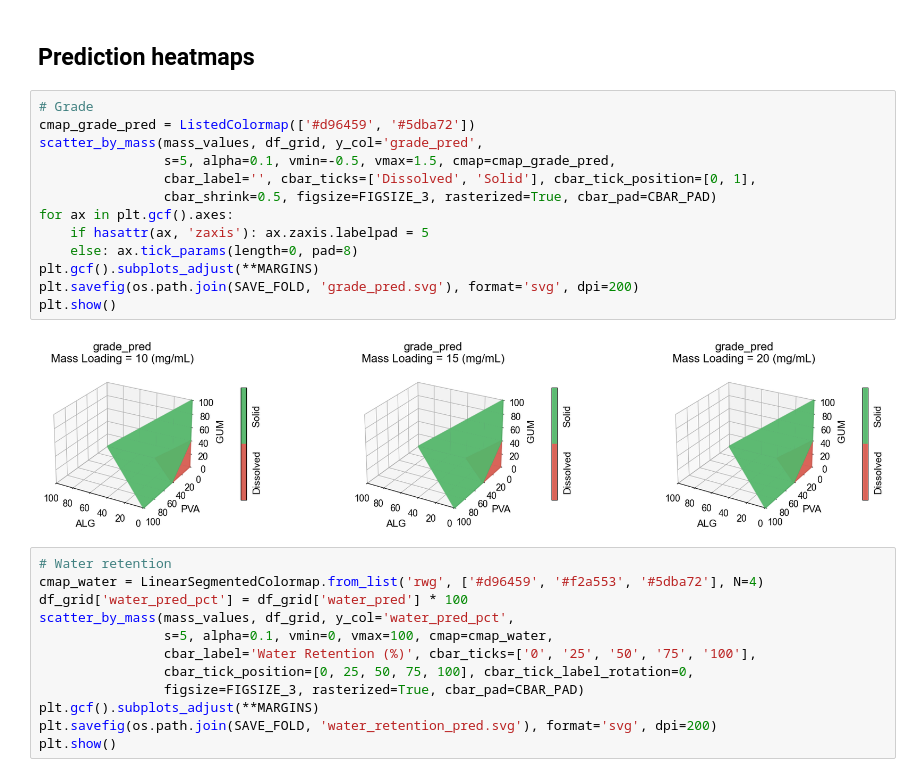
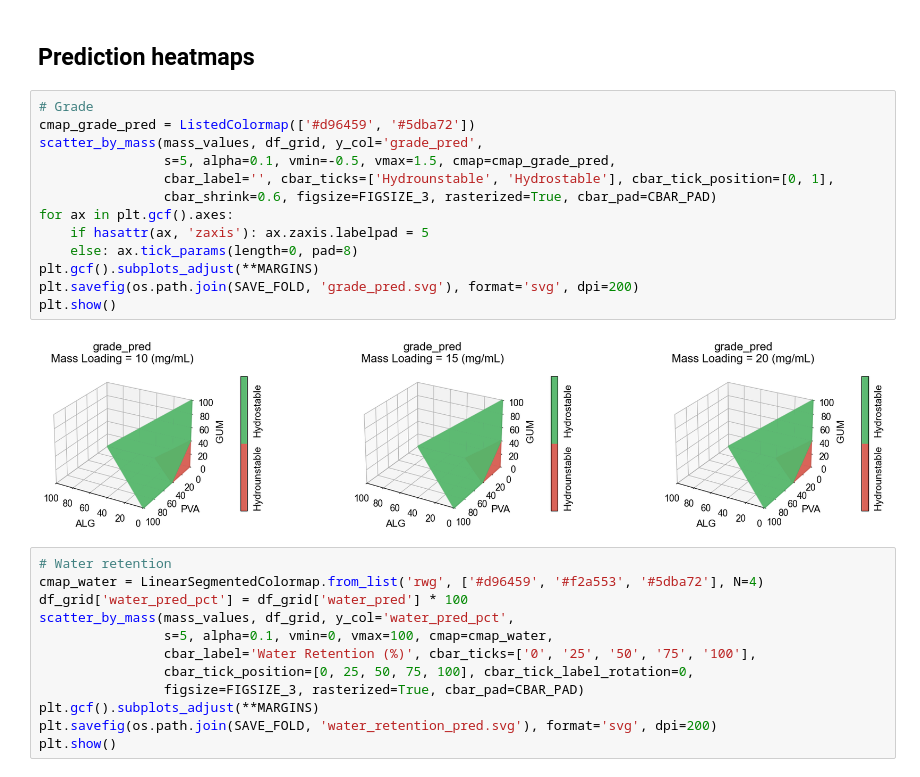
Before and after one commit to tcchung-keeponkeepingon/project_microgreen, a Jupyter notebook: 01_all_properties.ipynb, the cells around one changed output. Saved outputs shown, nothing was run; the diff lists cells and outputs as text.

```diff
--- a/01_all_properties.ipynb
+++ b/01_all_properties.ipynb
@@ -152,18 +152,18 @@ Predictions complete.
 # %%
 # Grade
 cmap_grade_pred = ListedColormap(['#d96459', '#5dba72'])
 scatter_by_mass(mass_values, df_grid, y_col='grade_pred',
                 s=5, alpha=0.1, vmin=-0.5, vmax=1.5, cmap=cmap_grade_pred,
-                cbar_label='', cbar_ticks=['Dissolved', 'Solid'], cbar_tick_position=[0, 1],
-                cbar_shrink=0.5, figsize=FIGSIZE_3, rasterized=True, cbar_pad=CBAR_PAD)
+                cbar_label='', cbar_ticks=['Hydrounstable', 'Hydrostable'], cbar_tick_position=[0, 1],
+                cbar_shrink=0.6, figsize=FIGSIZE_3, rasterized=True, cbar_pad=CBAR_PAD)
 for ax in plt.gcf().axes:
     if hasattr(ax, 'zaxis'): ax.zaxis.labelpad = 5
     else: ax.tick_params(length=0, pad=8)
 plt.gcf().subplots_adjust(**MARGINS)
 plt.savefig(os.path.join(SAVE_FOLD, 'grade_pred.svg'), format='svg', dpi=200)
 plt.show()
 # %% [output]
-[figure, old version]
+[figure, new version]
 # %%
 # Water retention
 cmap_water = LinearSegmentedColormap.from_list('rwg', ['#d96459', '#f2a553', '#5dba72'], N=4)
```
Also changed, not shown: parts of 2 cells of this notebook, 6 other files.
